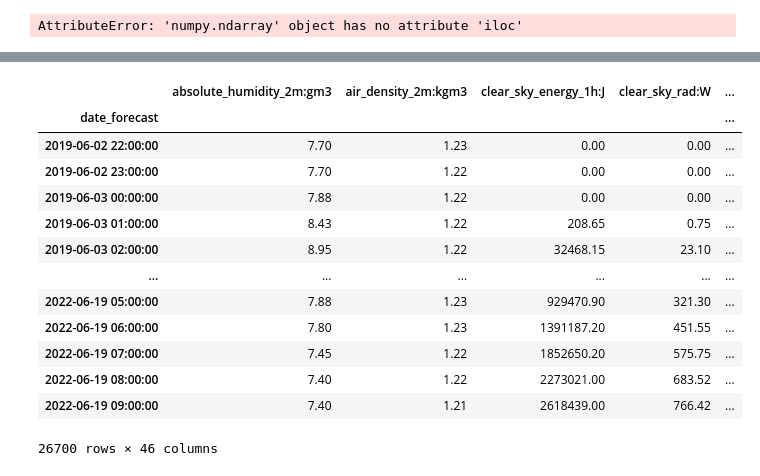
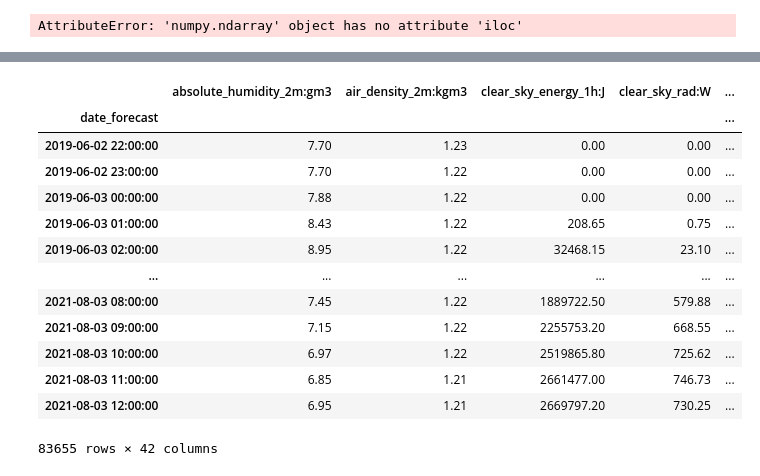
Before and after one commit to Claxl/Solar-Energy-Production-Forecasting, a Jupyter notebook: Data Exploration/EDA/FeatureSelection.ipynb, the cells around one changed output, grey strips where cells are left out. Saved outputs shown, nothing was run; the diff lists cells and outputs as text; code cells hidden in the pictures.

```diff
--- a/Data Exploration/EDA/FeatureSelection.ipynb
+++ b/Data Exploration/EDA/FeatureSelection.ipynb
@@ -27,0 +60,12 @@ df_test.set_index('date_forecast', inplace=True)
+# %%
+df_A = pd.concat([df_train_obs_A, df_train_est_A])
+
+# Concatenazione per B
+df_B = pd.concat([df_train_obs_B, df_train_est_B])
+
+# Concatenazione per C
+df_C = pd.concat([df_train_obs_C, df_train_est_C])
+
+# Ora puoi concatenare questi tre dataframe in uno solo, se necessario.
+df_train = pd.concat([df_A, df_B, df_C])
+df_train
@@ -28,7 +87,7 @@ df_test.set_index('date_forecast', inplace=True)
 # %%
-features_name = [c for c in df_train_obs.columns if c != 'pv_measurement']
+features_name = [c for c in df_train.columns if c != 'pv_measurement']
 target = 'pv_measurement'
-X = df_train_obs[features_name]
-y = df_train_obs[target]
+X = df_train[features_name]
+y = df_train[target]
 # %%
 X_train, X_test, y_train, y_test = train_test_split(X, y, test_size=0.1, shuffle = False)
@@ -117,24 +159,24 @@ plt.rc('ytick', labelsize=8)    # fontsize of the tick labels
 # %%
-X_train['diffuse_rad'] = X_train['diffuse_rad:W'] + X_train['diffuse_rad_1h:J']
-X_train['direct_rad'] = X_train['direct_rad:W'] + X_train['direct_rad_1h:J']
-X_train['direct_rad'] = X_train['direct_rad'].astype(float)
-X_train['diffuse_rad'] = X_train['diffuse_rad'].astype(float)
+scaled_X_train['diffuse_rad'] = scaled_X_train['diffuse_rad:W'] + scaled_X_train['diffuse_rad_1h:J']
+scaled_X_train['direct_rad'] = scaled_X_train['direct_rad:W'] + scaled_X_train['direct_rad_1h:J']
+scaled_X_train['direct_rad'] = scaled_X_train['direct_rad'].astype(float)
+scaled_X_train['diffuse_rad'] = scaled_X_train['diffuse_rad'].astype(float)
 display(X_train)
 # Calcola la media tra le due colonne
-X_train['Media'] = (X_train['direct_rad'] + X_train['diffuse_rad']) / 2
+scaled_X_train['radiation'] = (scaled_X_train['direct_rad'] + scaled_X_train['diffuse_rad'])
 # %% [output]
 |  | absolute_humidity_2m:gm3 | air_density_2m:kgm3 | clear_sky_energy_1h:J | clear_sky_rad:W | ... |
 | date_forecast |  |  |  |  | ... |
 | 2019-06-02 22:00:00 | 7.70 | 1.23 | 0.00 | 0.00 | ... |
 | 2019-06-02 23:00:00 | 7.70 | 1.22 | 0.00 | 0.00 | ... |
 | 2019-06-03 00:00:00 | 7.88 | 1.22 | 0.00 | 0.00 | ... |
 | 2019-06-03 01:00:00 | 8.43 | 1.22 | 208.65 | 0.75 | ... |
 | 2019-06-03 02:00:00 | 8.95 | 1.22 | 32468.15 | 23.10 | ... |
 | ... | ... | ... | ... | ... | ... |
-| 2022-06-19 05:00:00 | 7.88 | 1.23 | 929470.90 | 321.30 | ... |
-| 2022-06-19 06:00:00 | 7.80 | 1.23 | 1391187.20 | 451.55 | ... |
-| 2022-06-19 07:00:00 | 7.45 | 1.22 | 1852650.20 | 575.75 | ... |
-| 2022-06-19 08:00:00 | 7.40 | 1.22 | 2273021.00 | 683.52 | ... |
-| 2022-06-19 09:00:00 | 7.40 | 1.21 | 2618439.00 | 766.42 | ... |
+| 2021-08-03 08:00:00 | 7.45 | 1.22 | 1889722.50 | 579.88 | ... |
+| 2021-08-03 09:00:00 | 7.15 | 1.22 | 2255753.20 | 668.55 | ... |
+| 2021-08-03 10:00:00 | 6.97 | 1.22 | 2519865.80 | 725.62 | ... |
+| 2021-08-03 11:00:00 | 6.85 | 1.21 | 2661477.00 | 746.73 | ... |
+| 2021-08-03 12:00:00 | 6.95 | 1.21 | 2669797.20 | 730.25 | ... |
-26700 rows × 46 columns
+83655 rows × 42 columns
 # %%
```
Also changed, not shown: parts of 17 cells of this notebook, 9 other files.
